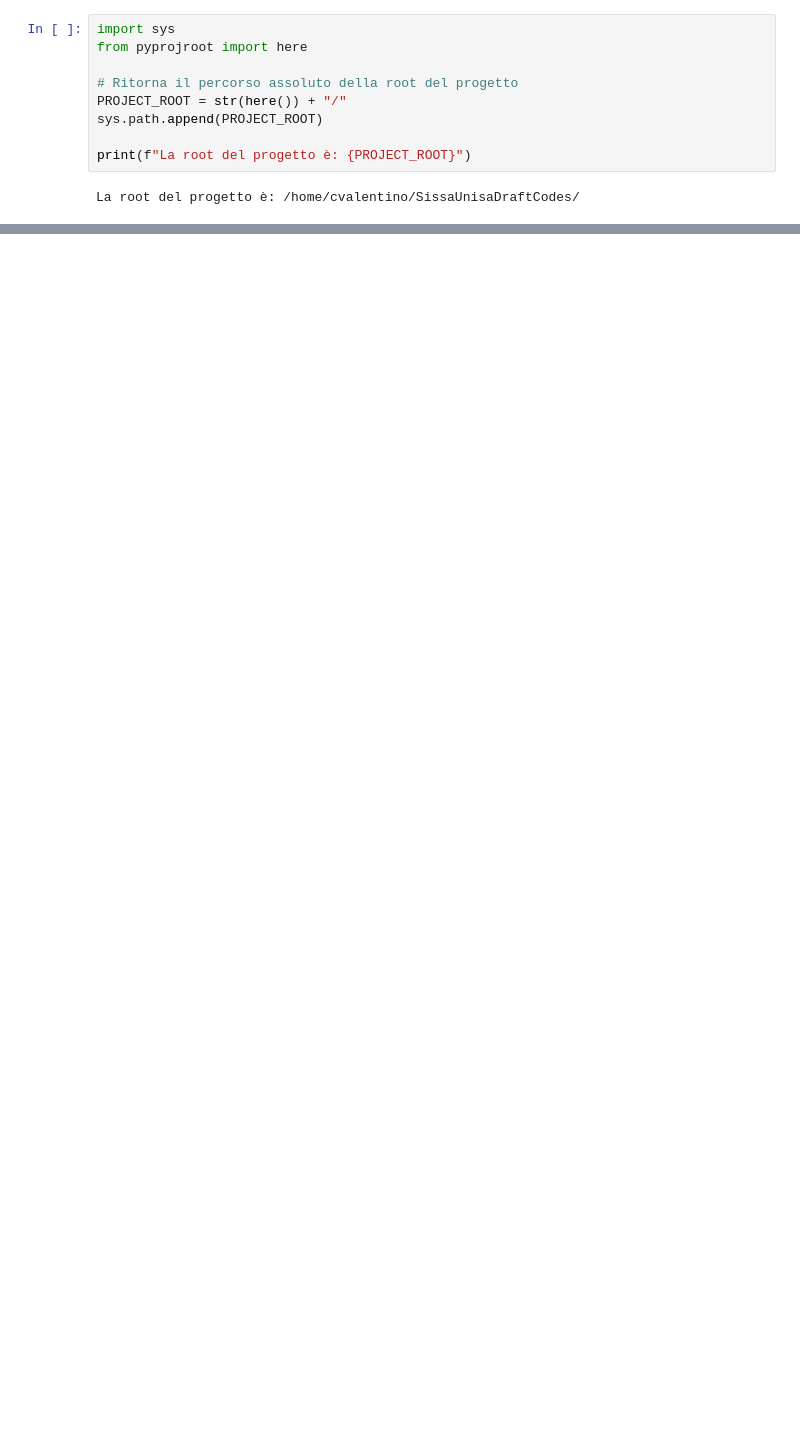
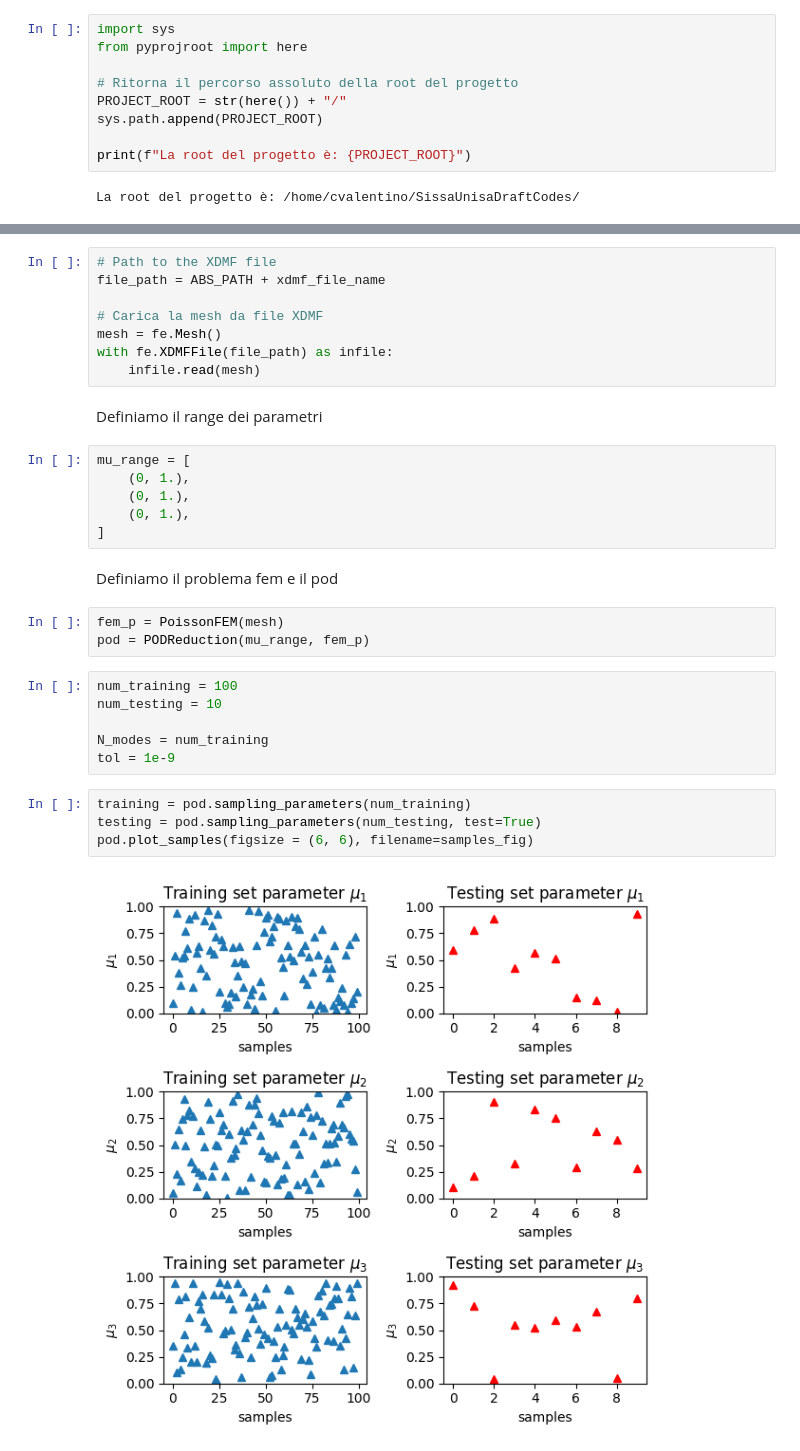
Before and after one commit to valc89/PhysicsInformedCulturalHeritage, a Jupyter notebook: inverse/tp1/01_OfflineStage.ipynb, the cells around one changed output, grey strips where cells are left out. Cells and saved outputs as stored; diff of their text form; blank space fills up the shorter version.

```diff
--- a/inverse/tp1/01_OfflineStage.ipynb
+++ b/inverse/tp1/01_OfflineStage.ipynb
@@ -26,0 +39,33 @@ from fem_problems.invTP1.rbnics_pod_temp import PoissonPOD
+# %%
+# Path to the XDMF file
+file_path = ABS_PATH + xdmf_file_name
+
+# Carica la mesh da file XDMF
+mesh = fe.Mesh()
+with fe.XDMFFile(file_path) as infile:
+    infile.read(mesh)
+# %% [markdown]
+Definiamo il range dei parametri
+# %%
+mu_range = [
+    (0, 1.),
+    (0, 1.),
+    (0, 1.),
+]
+# %% [markdown]
+Definiamo il problema fem e il pod
+# %%
+fem_p = PoissonFEM(mesh)
+pod = PODReduction(mu_range, fem_p)
+# %%
+num_training = 100
+num_testing = 10
+
+N_modes = num_training
+tol = 1e-9
+# %%
+training = pod.sampling_parameters(num_training)
+testing = pod.sampling_parameters(num_testing, test=True)
+pod.plot_samples(figsize = (6, 6), filename=samples_fig)
+# %% [output]
+[figure, added]
```
Also changed, not shown: parts of 13 cells of this notebook, 29 other files.
